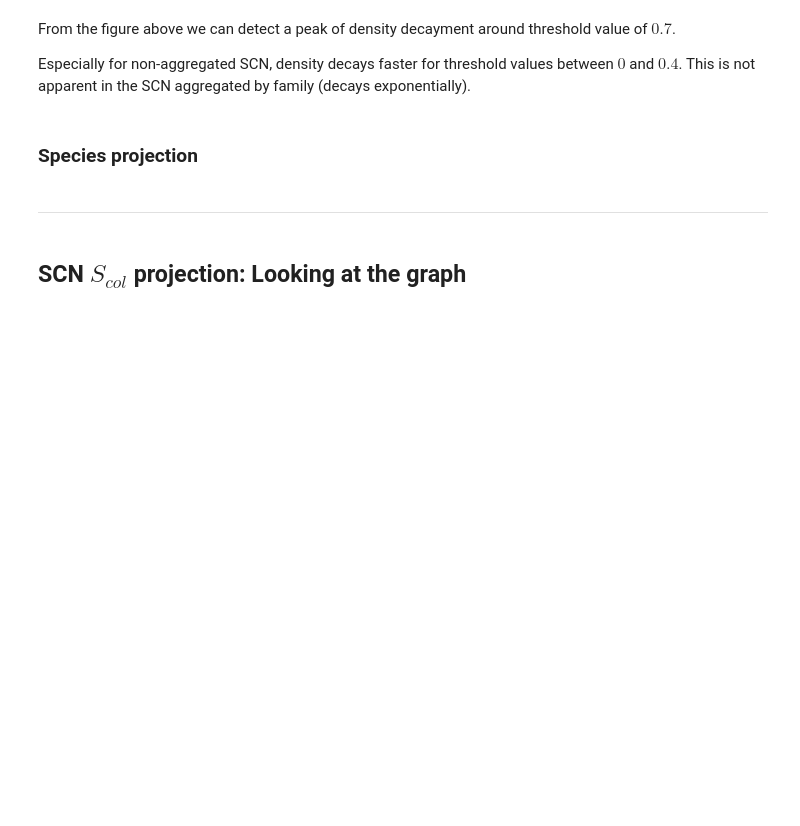
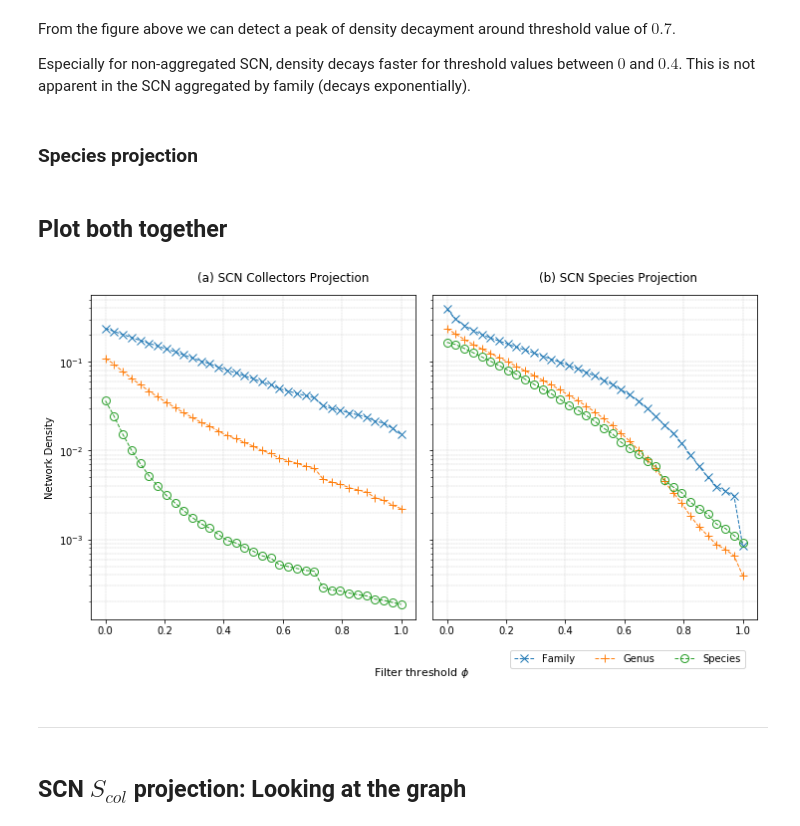
Before and after one commit to pedrosiracusa/tese_lncc_code, a Jupyter notebook: notebooks/chapter4/SCN_projections.ipynb, the cells around one changed output. Saved outputs shown, nothing was run; the diff lists cells and outputs as text; code cells hidden in the pictures; blank space fills up the shorter version.

```diff
--- a/notebooks/chapter4/SCN_projections.ipynb
+++ b/notebooks/chapter4/SCN_projections.ipynb
@@ -246,3 +246,46 @@ plt.savefig('filter_thresh_sp.pdf', dpi=92, bbox_inches='tight')
+# %% [markdown]
+## Plot both together
+# %%
+# make data : assuming adjacency matrices for both Col and Sp projections are already computed!
+
+# Collectors Projection
+# X = np.logspace(-3,0) # threshold values increasing in a log scale
+X1 = np.linspace(0,1,35) # threshold values increasing in a linear scale
+y1_noagg = np.array( [ calculateDensity(filterMatrix(m_scn_noagg_projCol,thresh)) for thresh in X1 ] )
+y1_genus = np.array( [ calculateDensity(filterMatrix(m_scn_genus_projCol,thresh)) for thresh in X1 ] )
+y1_family = np.array( [ calculateDensity(filterMatrix(m_scn_family_projCol,thresh)) for thresh in X1 ] )
+
+# Species Projection
+X2 = np.linspace(0,1,35) # threshold values increasing in a linear scale
+y2_noagg = np.array( [ calculateDensity(filterMatrix(m_scn_noagg_projSp,thresh)) for thresh in X2 ] )
+y2_genus = np.array( [ calculateDensity(filterMatrix(m_scn_genus_projSp,thresh)) for thresh in X2 ] )
+y2_family = np.array( [ calculateDensity(filterMatrix(m_scn_family_projSp,thresh)) for thresh in X2 ] )
+# %%
+fig,(ax1,ax2) = plt.subplots(1,2,sharey=True, figsize=(12,6))
+fig.subplots_adjust(wspace=0.05)
+
+# Collectors proj
+ax1.plot(X1,y1_family, 'x', ls='--', markerfacecolor='none', label='Col projection aggregated by family',markersize=8,lw=1)
+ax1.plot(X1,y1_genus, '+', ls='--', markerfacecolor='none', label='Col projection aggregated by genus', markersize=8,lw=1)
+ax1.plot(X1,y1_noagg, 'o', ls='--', markerfacecolor='none', label='Col projection', markersize=8,lw=1)
+ax1.set_yscale('log')
+ax1.set_ylabel('Network Density')
+ax1.grid(which='both', ls='--', lw=.3)
+ax1.text(0.31,.8e0,'(a) SCN Collectors Projection', size=12)
+
+# Species proj
+ax2.plot(X2,y2_family, 'x', ls='--', markerfacecolor='none', label='Family',markersize=8,lw=1)
+ax2.plot(X2,y2_genus, '+', ls='--', markerfacecolor='none', label='Genus', markersize=8,lw=1)
+ax2.plot(X2,y2_noagg, 'o', ls='--', markerfacecolor='none', label='Species', markersize=8,lw=1)
+ax2.set_yscale('log')
+ax2.legend(ncol=3, loc=(0.24,-0.15))
+ax2.grid(which='both',ls='--', lw=.3)
+ax2.text(0.31,.8e0,'(b) SCN Species Projection', size=12)
+
+fig.text(0.51,0,'Filter threshold $\phi$',va='center', ha='center', size=11)
+#plt.savefig('scn_filter_thresh.pdf', dpi=92, bbox_inches='tight')
+# %% [output]
+[figure, added]
 # %% [markdown]
 ---
 # %% [markdown]
```
Also changed, not shown: parts of 2 cells of this notebook, 5 other files.
